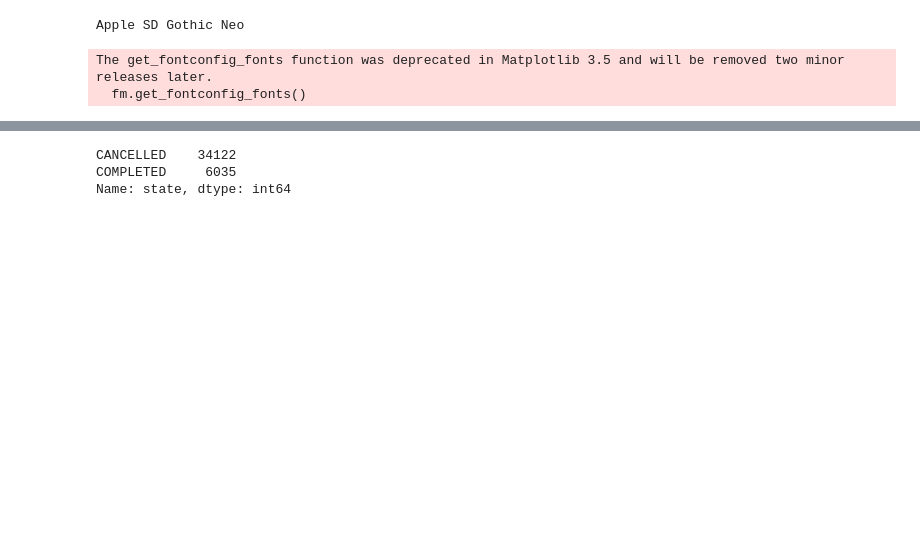
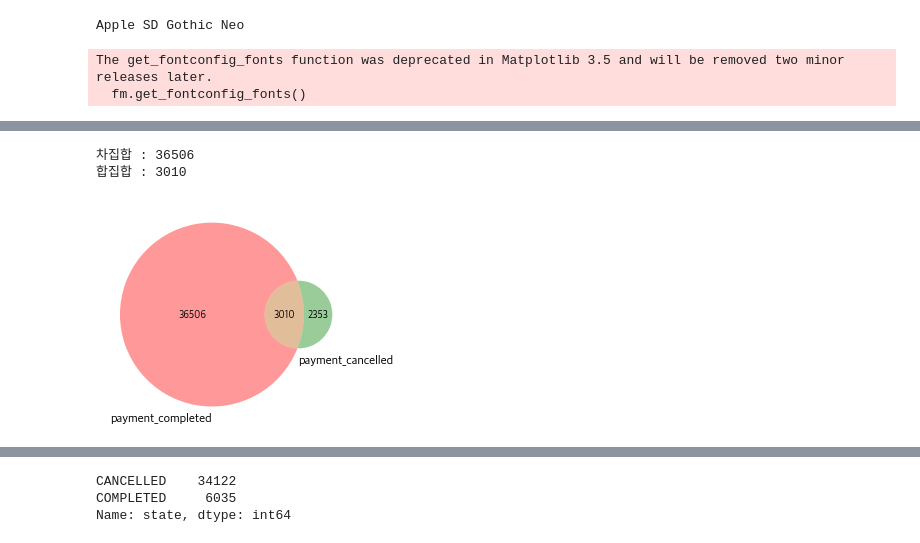
Before and after one commit to jaeseung11/Fastcampus-EDA, a Jupyter notebook: cjt/ 패캠_EDA_계절성분석.ipynb, the cells around one changed output, grey strips where cells are left out. Drawn from its saved outputs; the diff is of its cells as text; code cells hidden in the pictures; blank space fills up the shorter version.

```diff
--- a/cjt/ 패캠_EDA_계절성분석.ipynb
+++ b/cjt/ 패캠_EDA_계절성분석.ipynb
@@ -60,2 +65,4 @@ df.dropna()
 # %%
-df[(df.type == "REFUND") | (df.type == "PAYMENT") & (df.state == "COMPLETED")].customer_id
+### 데이터 선택
+complete = set(list(df[(df.type == "PAYMENT") & (df.state == "COMPLETED")].customer_id))
+cancalled = set(list(df[(df.type == "PAYMENT") & (df.state == "CANCELLED")].customer_id))
@@ -92,0 +69,21 @@ df[(df.type == "REFUND")]
+# %%
+### 차집합, 합집합 확인
+complement = list(set(complete).difference(cancalled))
+intersection = list(complete.intersection(cancalled))
+print(f"차집합 : {len(complement)}")
+print(f"합집합 : {len(intersection)}")
+# %% [output]
+차집합 : 36506
+합집합 : 3010
+# %%
+### 시각화
+import matplotlib.pyplot as plt
+from matplotlib_venn import venn2, venn2_circles, venn2_unweighted
+
+set1 = set(complete)
+set2 = set(cancalled)
+
+venn2([set1, set2], ('payment_completed', 'payment_cancelled'))
+plt.show()
+# %% [output]
+[figure, added]
```
Also changed, not shown: parts of 26 cells of this notebook, 4 other files.
